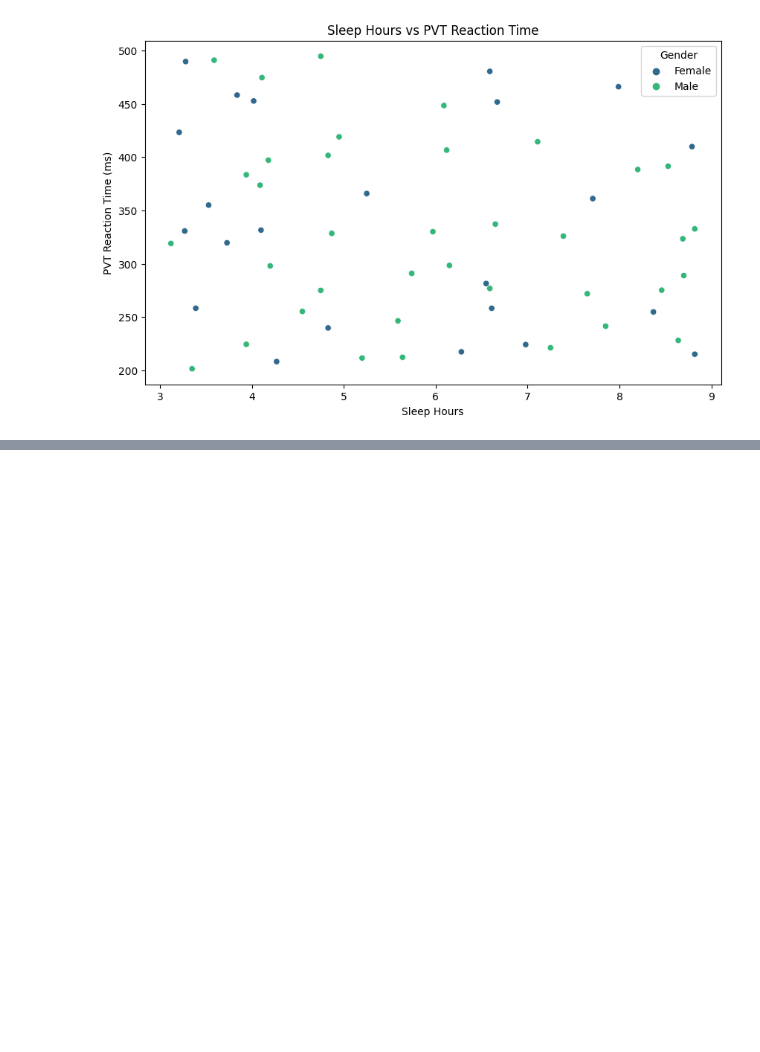
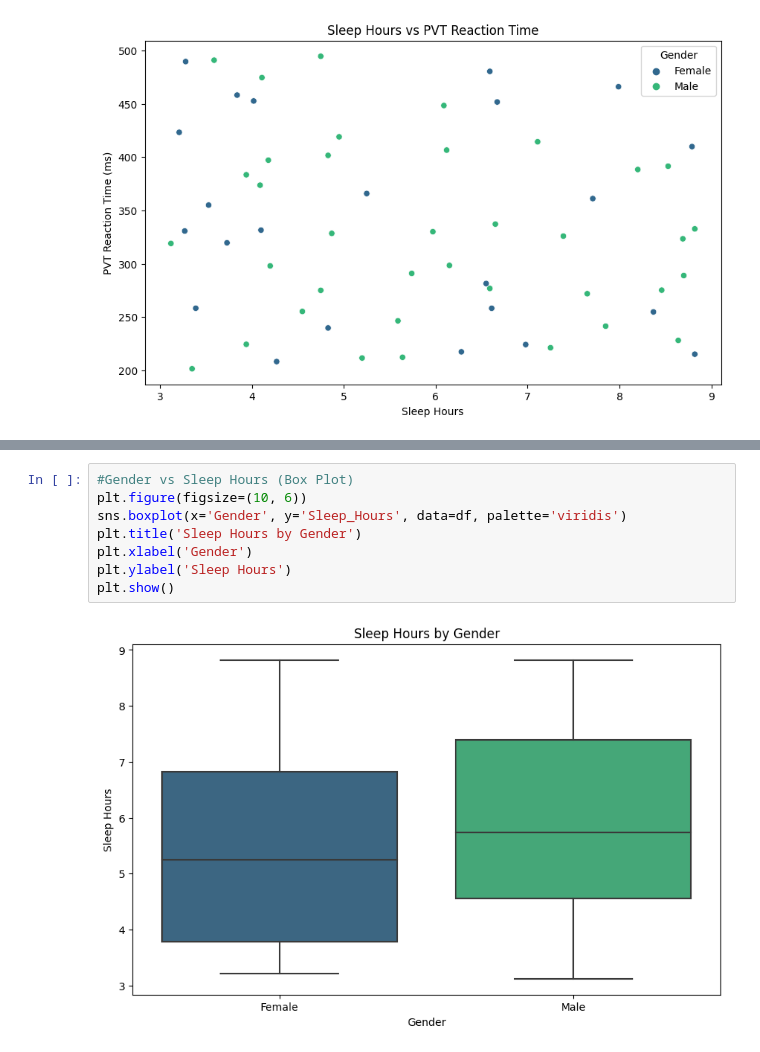
Before and after one commit to PiyushKumarMaurya123/DAI-101-, a Jupyter notebook: assignment-01.ipynb, the cells around one changed output, grey strips where cells are left out. Saved outputs shown, nothing was run; the diff lists cells and outputs as text; blank space fills up the shorter version.

```diff
--- a/assignment-01.ipynb
+++ b/assignment-01.ipynb
@@ -257,0 +268,10 @@ plt.show()
+# %%
+#Gender vs Sleep Hours (Box Plot)
+plt.figure(figsize=(10, 6))
+sns.boxplot(x='Gender', y='Sleep_Hours', data=df, palette='viridis')
+plt.title('Sleep Hours by Gender')
+plt.xlabel('Gender')
+plt.ylabel('Sleep Hours')
+plt.show()
+# %% [output]
+[figure, added]
```
Also changed, not shown: parts of 8 cells of this notebook.
